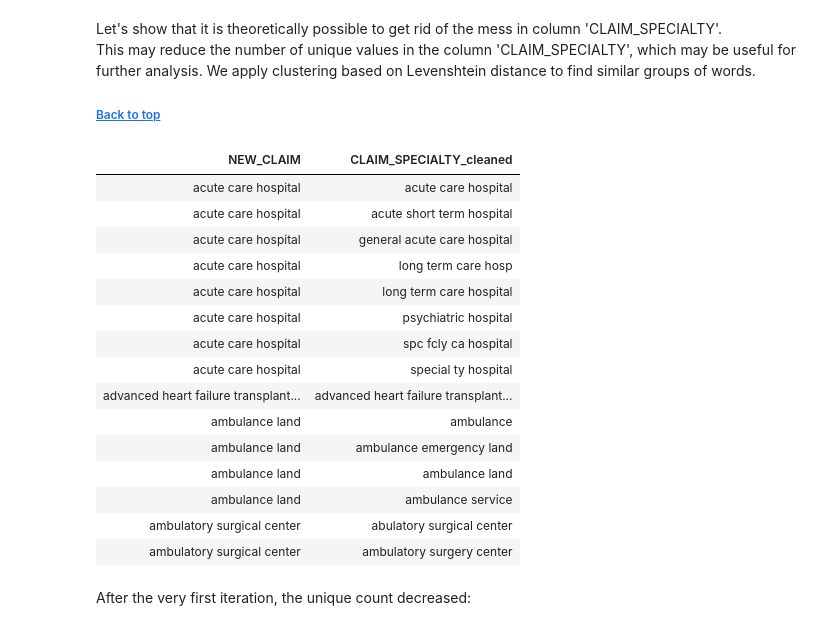
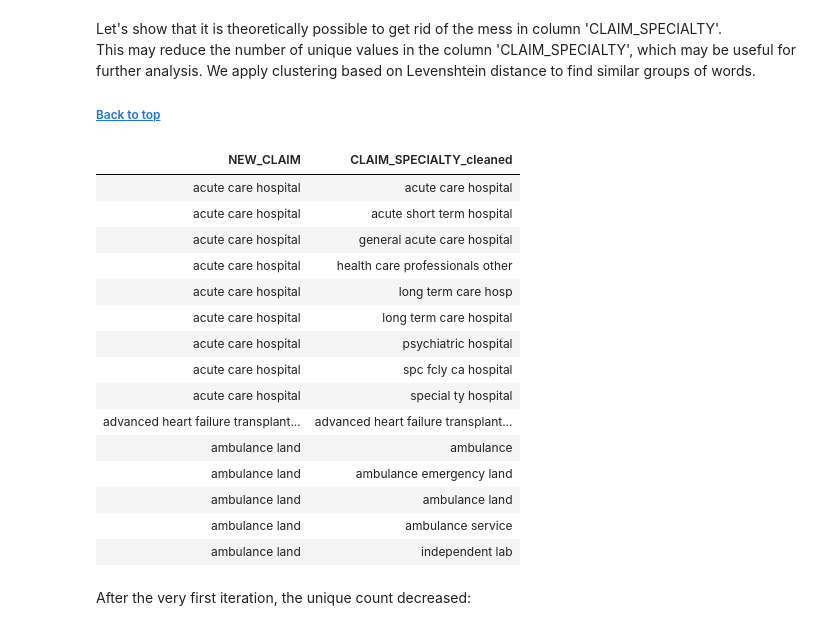
Before and after one commit to katyaosa/test_case_2023_11_29, a Jupyter notebook: Osakovskaya_EDA.ipynb, the cells around one changed output. Drawn from its saved outputs; the diff is of its cells as text; code cells hidden in the pictures.

```diff
--- a/Osakovskaya_EDA.ipynb
+++ b/Osakovskaya_EDA.ipynb
@@ -314,30 +314,31 @@ We apply clustering based on Levenshtein distance to find similar groups of word
 # %%
 raw_df['CLAIM_SPECIALTY'] = raw_df['CLAIM_SPECIALTY'].fillna('')
 raw_df['CLAIM_SPECIALTY_cleaned'] = raw_df['CLAIM_SPECIALTY'].str.lower()
 bad_symbols = ['-', '&', '/', 'error', 'unknown', 'unknown md', '(', ')', 'no specialty required', '\t', ',', ' and ', 'not mapped', 'notprovided', 'with']
 for symbol in bad_symbols:
-    raw_df['CLAIM_SPECIALTY_cleaned'] = raw_df['CLAIM_SPECIALTY_cleaned'].str.replace(symbol, ' ', regex=True)
+    raw_df['CLAIM_SPECIALTY_cleaned'] = raw_df['CLAIM_SPECIALTY_cleaned'].str.replace(symbol, ' ')
 raw_df['CLAIM_SPECIALTY_cleaned'] = raw_df['CLAIM_SPECIALTY_cleaned'].apply(lambda x: re.sub(' {2,}', ' ', x))
 claims = raw_df['CLAIM_SPECIALTY_cleaned'].unique()
 words = np.asarray(claims)
 lev_similarity = (-1 * np.array([[distance(w1, w2) for w1 in words] for w2 in words])).astype(float)
 pair_dict = {}
 affprop = AffinityPropagation(affinity='precomputed', damping=0.5)
 affprop.fit(lev_similarity)
 for cluster_id in np.unique(affprop.labels_):
     parent = words[affprop.cluster_centers_indices_[cluster_id]]
     child = np.unique(words[np.nonzero(affprop.labels_ == cluster_id)])
     for word in child:
         pair_dict[word] = parent
 raw_df['NEW_CLAIM'] = raw_df['CLAIM_SPECIALTY_cleaned'].apply(lambda x: pair_dict[x])
 claim_df = raw_df.groupby(['NEW_CLAIM','CLAIM_SPECIALTY_cleaned']).size().reset_index()
 del claim_df[0]
-claim_df.head(15).style.hide_index()
+claim_df.head(15).style.hide()
 # %% [output]
 | NEW_CLAIM | CLAIM_SPECIALTY_cleaned |
 | acute care hospital | acute care hospital |
 | acute care hospital | acute short term hospital |
 | acute care hospital | general acute care hospital |
+| acute care hospital | health care professionals other |
 | acute care hospital | long term care hosp |
 | acute care hospital | long term care hospital |
 | acute care hospital | psychiatric hospital |
@@ -348,8 +349,7 @@ claim_df.head(15).style.hide_index()
 | ambulance land | ambulance emergency land |
 | ambulance land | ambulance land |
 | ambulance land | ambulance service |
-| ambulatory surgical center | abulatory surgical center |
-| ambulatory surgical center | ambulatory surgery center |
+| ambulance land | independent lab |
 # %% [markdown]
 After the very first iteration, the unique count decreased:
 # %%
```
Also changed, not shown: parts of 8 cells of this notebook, 1 other file.
